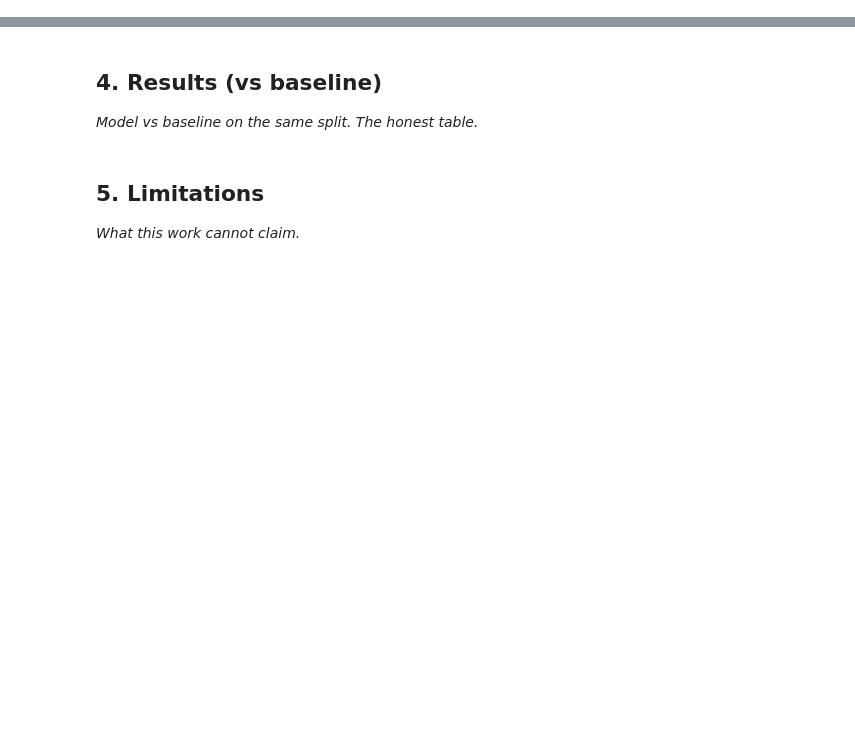
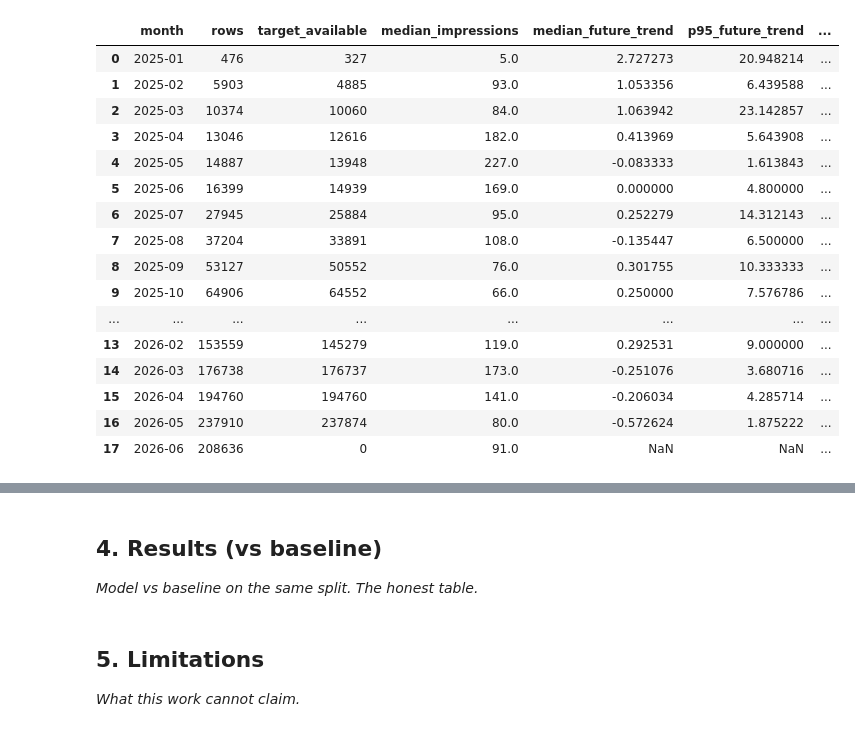
Before and after one commit to ReposofPriyanka/flyrank-ai-internship-ml-track, a Jupyter notebook: work/notebooks/capstone.ipynb, the cells around one changed output, grey strips where cells are left out. Saved outputs shown, nothing was run; the diff lists cells and outputs as text; code cells hidden in the pictures; blank space fills up the shorter version.

```diff
--- a/work/notebooks/capstone.ipynb
+++ b/work/notebooks/capstone.ipynb
@@ -20,0 +481,44 @@ This skeleton is yours to fill. Work the sections **in order** — each one has
+# %%
+# CAPSTONE — Day 1: Target coverage and stability by month
+
+monthly_target_audit = (
+    model_df
+    .groupby("month")
+    .agg(
+        rows=("content_hash_id", "size"),
+        target_available=("future_trend_pct", "count"),
+        median_impressions=("impressions", "median"),
+        median_future_trend=("future_trend_pct", "median"),
+        p95_future_trend=(
+            "future_trend_pct",
+            lambda x: x.quantile(0.95)
+        )
+    )
+    .reset_index()
+)
+
+monthly_target_audit["target_coverage_pct"] = (
+    monthly_target_audit["target_available"]
+    / monthly_target_audit["rows"]
+    * 100
+)
+
+display(monthly_target_audit)
+# %% [output]
+|  | month | rows | target_available | median_impressions | median_future_trend | p95_future_trend | ... |
+| 0 | 2025-01 | 476 | 327 | 5.0 | 2.727273 | 20.948214 | ... |
+| 1 | 2025-02 | 5903 | 4885 | 93.0 | 1.053356 | 6.439588 | ... |
+| 2 | 2025-03 | 10374 | 10060 | 84.0 | 1.063942 | 23.142857 | ... |
+| 3 | 2025-04 | 13046 | 12616 | 182.0 | 0.413969 | 5.643908 | ... |
+| 4 | 2025-05 | 14887 | 13948 | 227.0 | -0.083333 | 1.613843 | ... |
+| 5 | 2025-06 | 16399 | 14939 | 169.0 | 0.000000 | 4.800000 | ... |
+| 6 | 2025-07 | 27945 | 25884 | 95.0 | 0.252279 | 14.312143 | ... |
+| 7 | 2025-08 | 37204 | 33891 | 108.0 | -0.135447 | 6.500000 | ... |
+| 8 | 2025-09 | 53127 | 50552 | 76.0 | 0.301755 | 10.333333 | ... |
+| 9 | 2025-10 | 64906 | 64552 | 66.0 | 0.250000 | 7.576786 | ... |
+| ... | ... | ... | ... | ... | ... | ... | ... |
+| 13 | 2026-02 | 153559 | 145279 | 119.0 | 0.292531 | 9.000000 | ... |
+| 14 | 2026-03 | 176738 | 176737 | 173.0 | -0.251076 | 3.680716 | ... |
+| 15 | 2026-04 | 194760 | 194760 | 141.0 | -0.206034 | 4.285714 | ... |
+| 16 | 2026-05 | 237910 | 237874 | 80.0 | -0.572624 | 1.875222 | ... |
+| 17 | 2026-06 | 208636 | 0 | 91.0 | NaN | NaN | ... |
```
Also changed, not shown: parts of 25 cells of this notebook.
